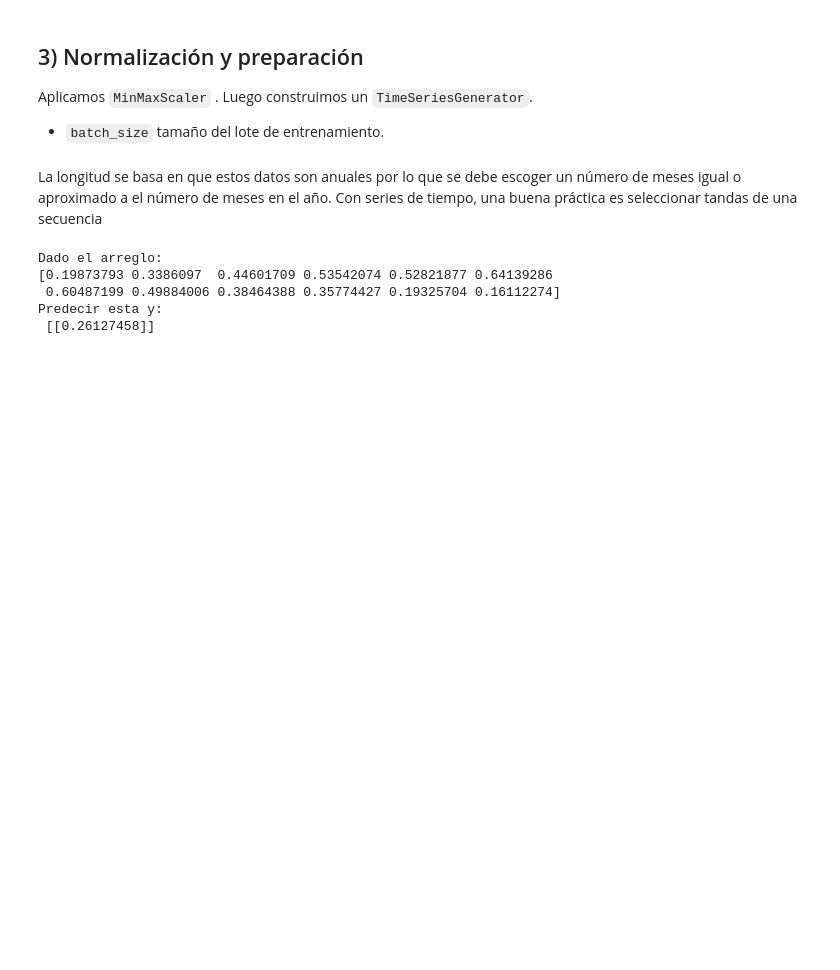
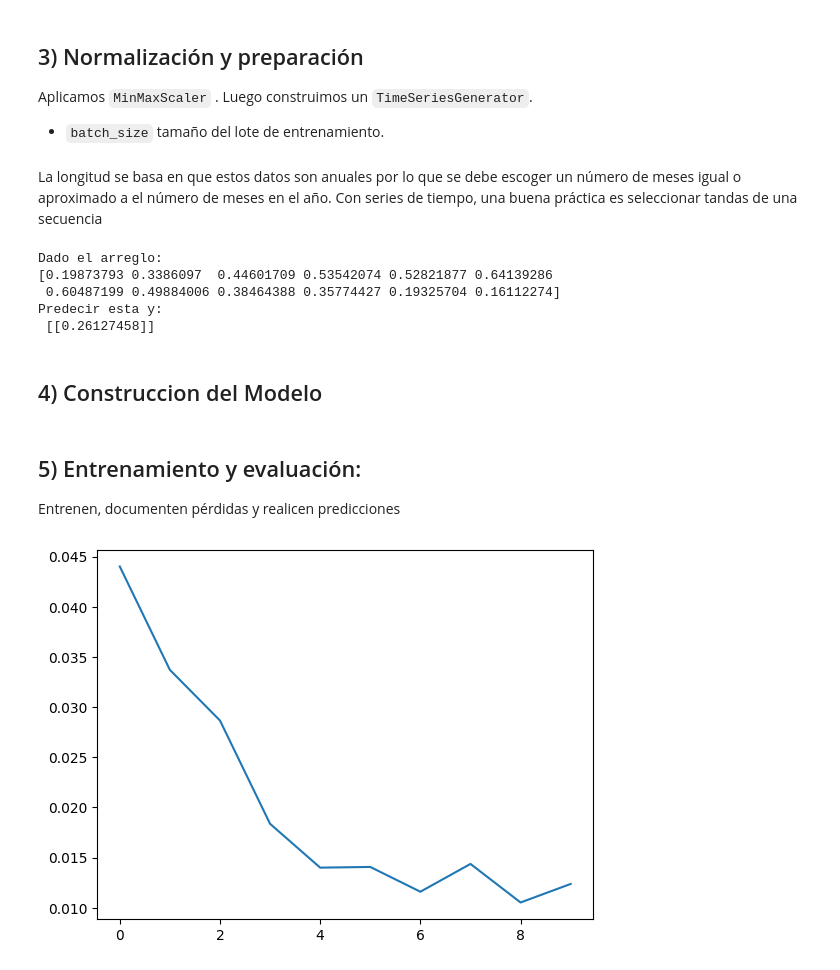
Before and after one commit to Sofiamishel2003/RNN_para_Series_de_Tiempo, a Jupyter notebook: Lab5.ipynb, the cells around one changed output. Saved outputs shown, nothing was run; the diff lists cells and outputs as text; code cells hidden in the pictures; blank space fills up the shorter version.

Commit message:
feat: lstm model and training

```diff
--- a/Lab5.ipynb
+++ b/Lab5.ipynb
@@ -111,3 +115,38 @@ val_gen = TimeseriesGenerator(datos_prueba_escalados,
                               datos_prueba_escalados,
                               length = longitud,
                               batch_size = batch_size)
+# %% [markdown]
+## 4) Construccion del Modelo
+# %%
+from tensorflow.keras.models import Sequential
+from tensorflow.keras.layers import LSTM, Dense
+
+epochs = 10
+# Define
+lstm_model = Sequential([
+    LSTM(
+        64,
+        input_shape=(longitud,1),
+        dropout=0.2
+    ),
+    Dense(1) # Output
+])
+# %% [markdown]
+## 5) Entrenamiento y evaluación:
+Entrenen, documenten pérdidas y realicen predicciones
+# %%
+
+lstm_model.compile(optimizer='adam', loss='mse')
+
+history = lstm_model.fit(
+    train_gen,
+    epochs=epochs,
+    verbose=1
+)
+# %%
+from matplotlib import pyplot as plt
+import numpy as np
+plt.plot(np.arange(0,epochs),history.history["loss"])
+plt.show()
+# %% [output]
+[figure, added]
```
Also changed, not shown: parts of 3 cells of this notebook.
